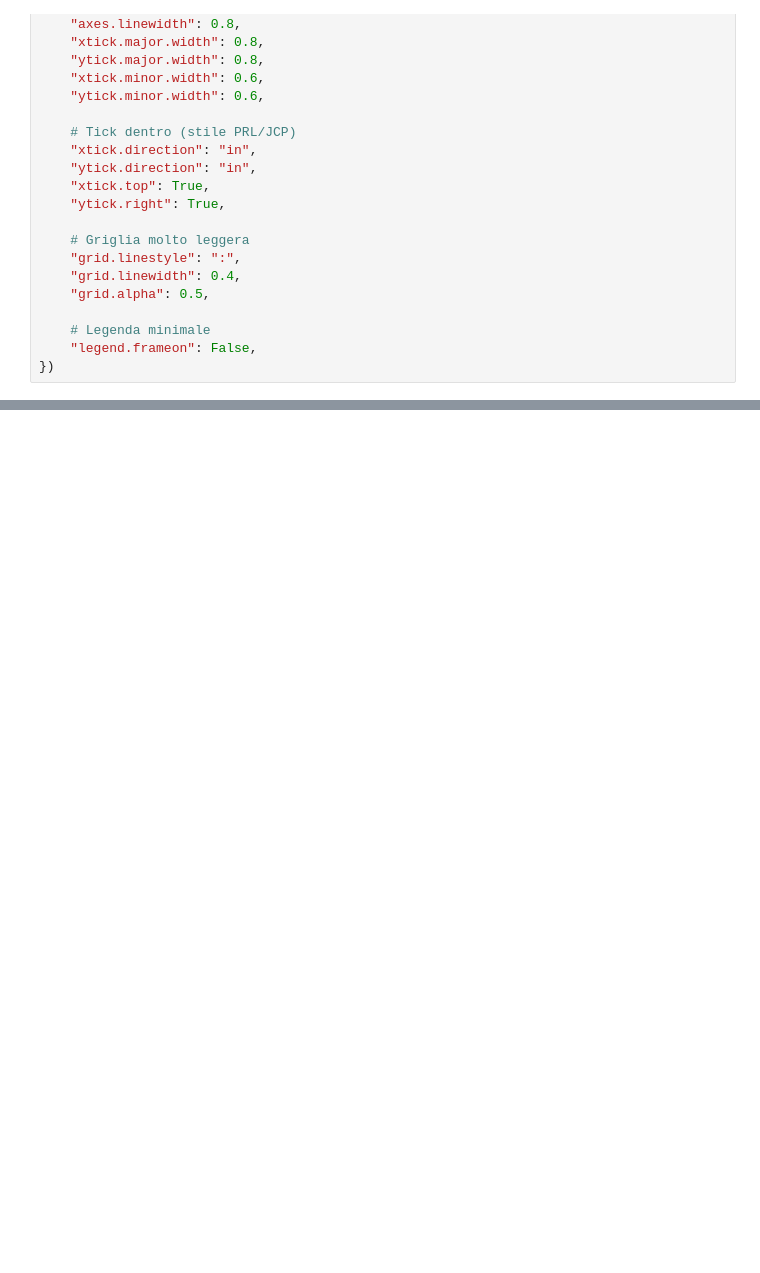
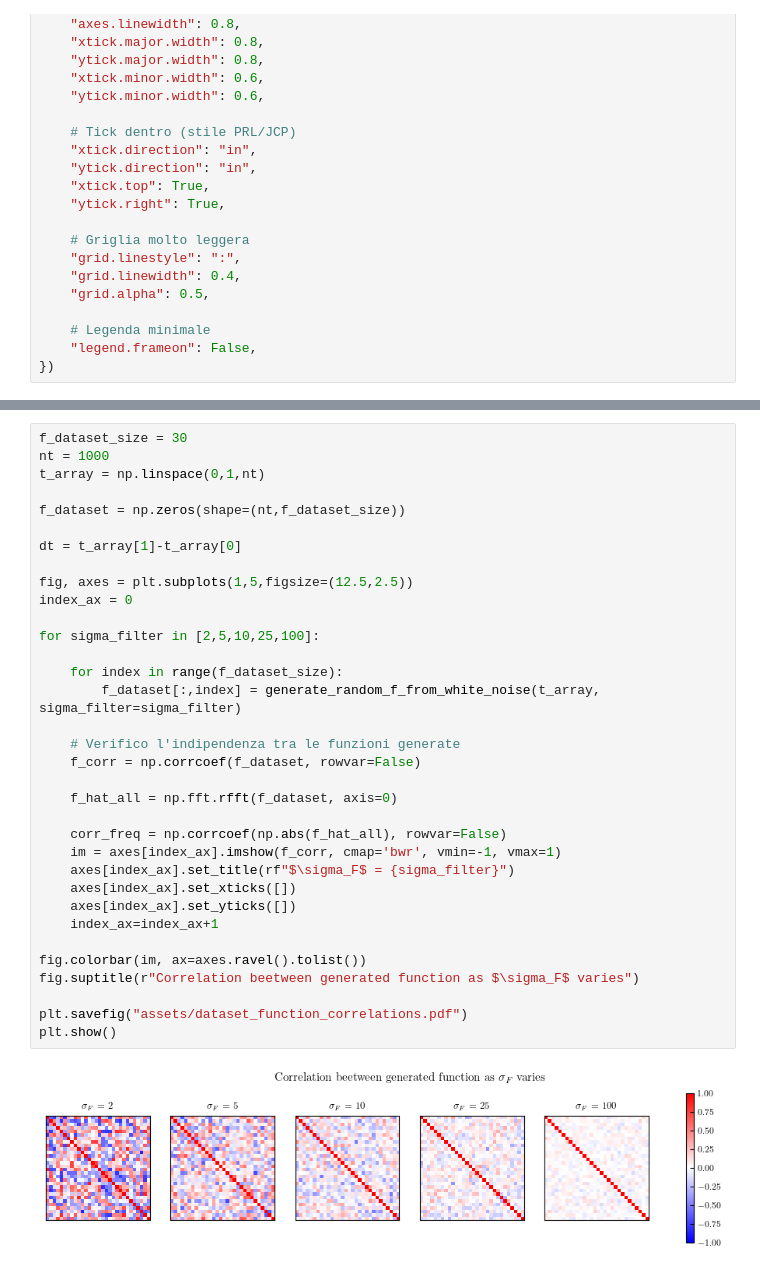
Before and after one commit to Sparisi01/RPM_implementation, a Jupyter notebook: dataset_generator.ipynb, the cells around one changed output, grey strips where cells are left out. Drawn from its saved outputs; the diff is of its cells as text; blank space fills up the shorter version.

```diff
--- a/dataset_generator.ipynb
+++ b/dataset_generator.ipynb
@@ -201,0 +111,36 @@ def generate_random_f_from_white_noise(t_array: np.ndarray,sigma_white_noise: fl
+# %%
+f_dataset_size = 30
+nt = 1000
+t_array = np.linspace(0,1,nt)
+
+f_dataset = np.zeros(shape=(nt,f_dataset_size))
+
+dt = t_array[1]-t_array[0]
+
+fig, axes = plt.subplots(1,5,figsize=(12.5,2.5))
+index_ax = 0
+
+for sigma_filter in [2,5,10,25,100]:
+
+    for index in range(f_dataset_size):
+        f_dataset[:,index] = generate_random_f_from_white_noise(t_array, sigma_filter=sigma_filter)
+
+    # Verifico l'indipendenza tra le funzioni generate
+    f_corr = np.corrcoef(f_dataset, rowvar=False)
+
+    f_hat_all = np.fft.rfft(f_dataset, axis=0)
+
+    corr_freq = np.corrcoef(np.abs(f_hat_all), rowvar=False)
+    im = axes[index_ax].imshow(f_corr, cmap='bwr', vmin=-1, vmax=1)
+    axes[index_ax].set_title(rf"$\sigma_F$ = {sigma_filter}")
+    axes[index_ax].set_xticks([])
+    axes[index_ax].set_yticks([])
+    index_ax=index_ax+1
+
+fig.colorbar(im, ax=axes.ravel().tolist())
+fig.suptitle(r"Correlation beetween generated function as $\sigma_F$ varies")
+
+plt.savefig("assets/dataset_function_correlations.pdf")
+plt.show()
+# %% [output]
+[figure, added]
```
Also changed, not shown: parts of 7 cells of this notebook, 3 other files.
